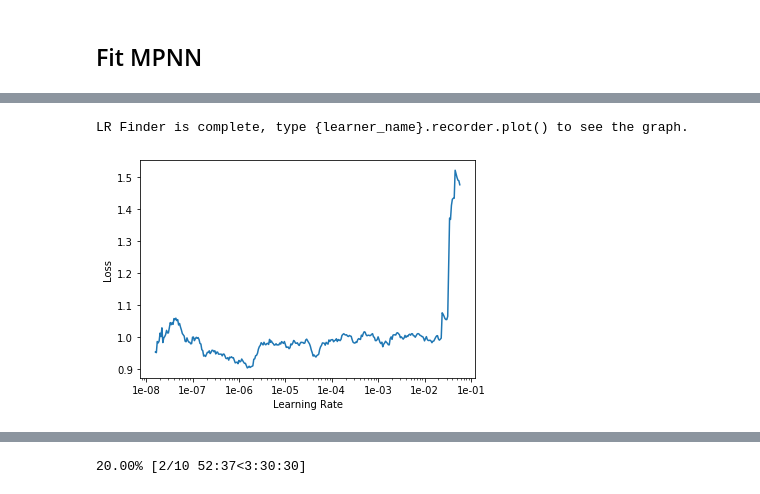
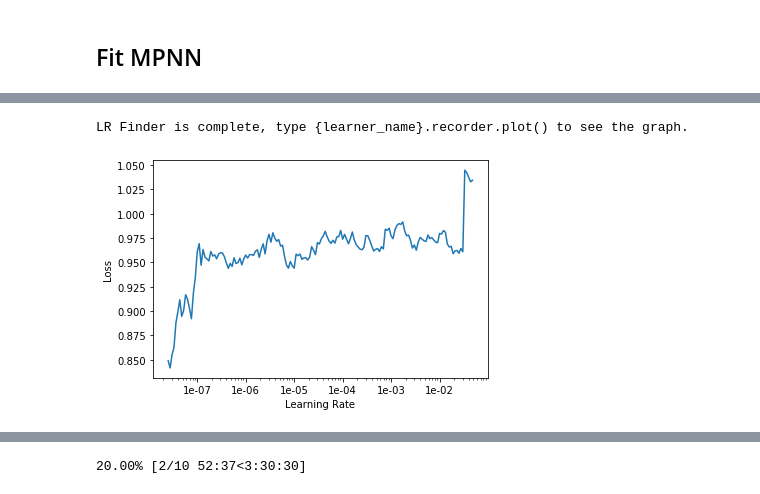
Before and after one commit to robinniesert/kaggle-champs, a Jupyter notebook: nbs/mpnn_cuda.ipynb, the cells around one changed output, grey strips where cells are left out. Saved outputs shown, nothing was run; the diff lists cells and outputs as text; code cells hidden in the pictures.

Commit message:
some fixes to mpnn without master node

```diff
--- a/nbs/mpnn_cuda.ipynb
+++ b/nbs/mpnn_cuda.ipynb
@@ -1138,7 +1148,8 @@ y_val = ss_target.transform(y_val.reshape(-1,1))
 # %%
 class MoleculeDataset(Dataset):
 
-    def __init__(self, y, x, e, mask, pairs_idx=None, edge_mask=None, x_m=None, e_m=None):
+    def __init__(self, y, x, e, mask, pairs_idx=None, use_master_node=True,
+                 edge_mask=None, x_m=None, e_m=None):
         self.n = len(y)
         self.y = y.astype(np.float32)
         self.x = x.astype(np.float32)
@@ -1148,7 +1159,7 @@ class MoleculeDataset(Dataset):
         if not self.fully_connected_graphs:
             self.pairs_idx = pairs_idx.astype(np.long)
             self.edge_mask = edge_mask.astype(np.float32)
-            self.use_master_node = x_m is not None
+            self.use_master_node = use_master_node
             if self.use_master_node:
                 self.x_m = x_m.astype(np.float32)
                 self.e_m = e_m.astype(np.float32)
@@ -1169,11 +1180,12 @@ class MoleculeDataset(Dataset):
         return xs, self.y[idx]
 # %%
 batch_size = 20
+use_master_node = False
 # %%
 train_ds = MoleculeDataset(y_train, x_train, e_train, mask_train, pairs_idx_train,
-                           edge_mask_train, x_m_train, e_m_train)
+                           use_master_node, edge_mask_train, x_m_train, e_m_train)
 val_ds   = MoleculeDataset(y_val, x_val, e_val, mask_val, pairs_idx_val,
-                           edge_mask_val, x_m_val, e_m_val)
+                           use_master_node, edge_mask_val, x_m_val, e_m_val)
 train_dl = DataLoader(train_ds, batch_size, shuffle=True, num_workers=8)
 val_dl   = DataLoader(val_ds, batch_size, num_workers=8)
 db = DataBunch(train_dl, val_dl)
@@ -1231,18 +1243,21 @@ master_enn_args = dict(layers=[50, 50, 50, 50], act=nn.ReLU(True), dropout=[0.0,
 R_net_args = dict(layers=[200, 100], act=nn.ReLU(True), dropout=[0.0, 0.0], batch_norm=False)
 # %%
 set_seed(100)
-model = MPNN(n_x, n_h, n_e, update_steps, proc_steps, enn_args, R_net_args, False, True,
-             n_x_m, n_h_m, n_e_m, master_enn_args)
+if use_master_node:
+    model = MPNN(n_x, n_h, n_e, update_steps, proc_steps, enn_args, R_net_args, False, use_master_node,
+                 n_x_m, n_h_m, n_e_m, master_enn_args)
+else:
+    model = MPNN(n_x, n_h, n_e, update_steps, proc_steps, enn_args, R_net_args, False, use_master_node)
 # %%
 learn = Learner(db, model, metrics=[mean_absolute_error], callback_fns=GroupMeanLogMAE,
                 wd=wd, loss_func=root_mean_squared_error)
 # %%
-learn.lr_find(start_lr=1e-8, end_lr=1, num_it=200, stop_div=True)
+learn.lr_find(start_lr=1e-8, end_lr=0.1, num_it=200, stop_div=True)
 learn.recorder.plot()
 # %% [output]
 [interactive output not drawn]
 LR Finder is complete, type {learner_name}.recorder.plot() to see the graph.
-[figure, old version]
+[figure, new version]
 # %%
 learn.fit_one_cycle(10, max_lr=1e-3, callbacks=[SaveModelCallback(learn, every='improvement', mode='min',
                                                                   monitor='GroupMeanLogMAE',  name='mpnn1')])
```
Also changed, not shown: parts of 7 cells of this notebook.
